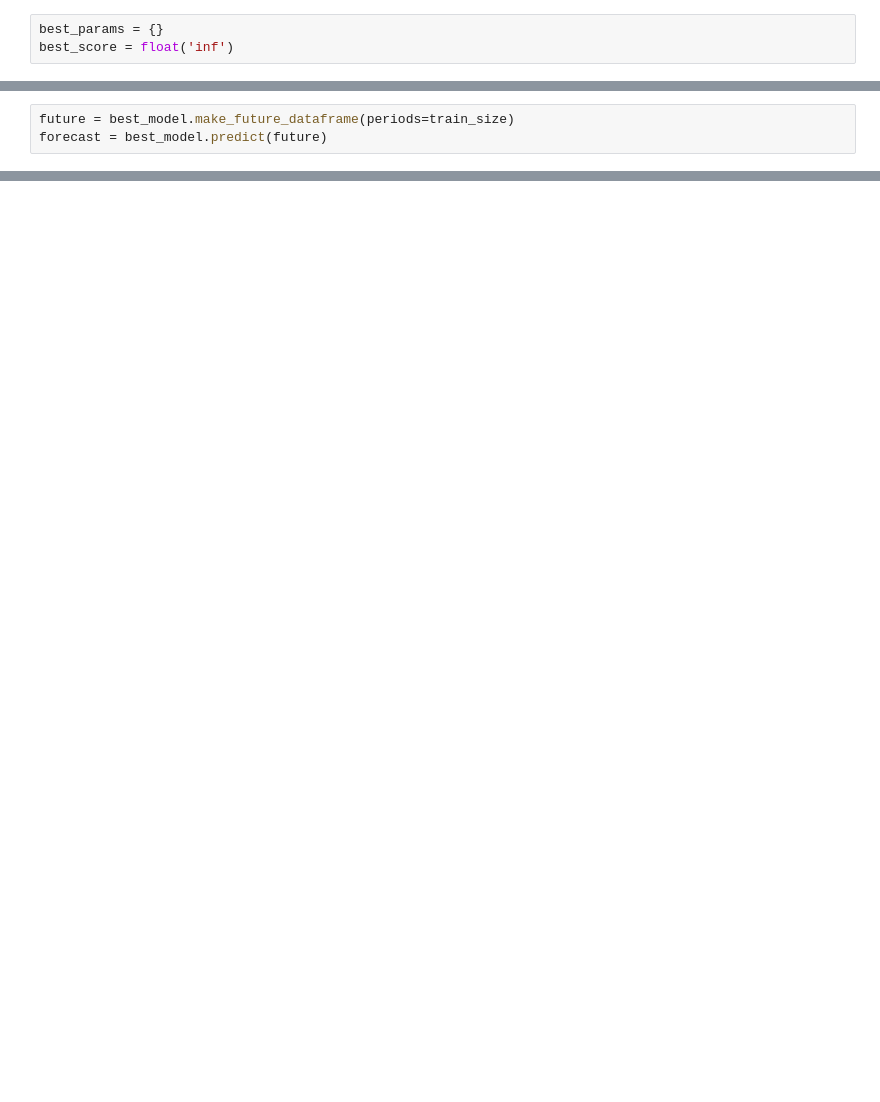
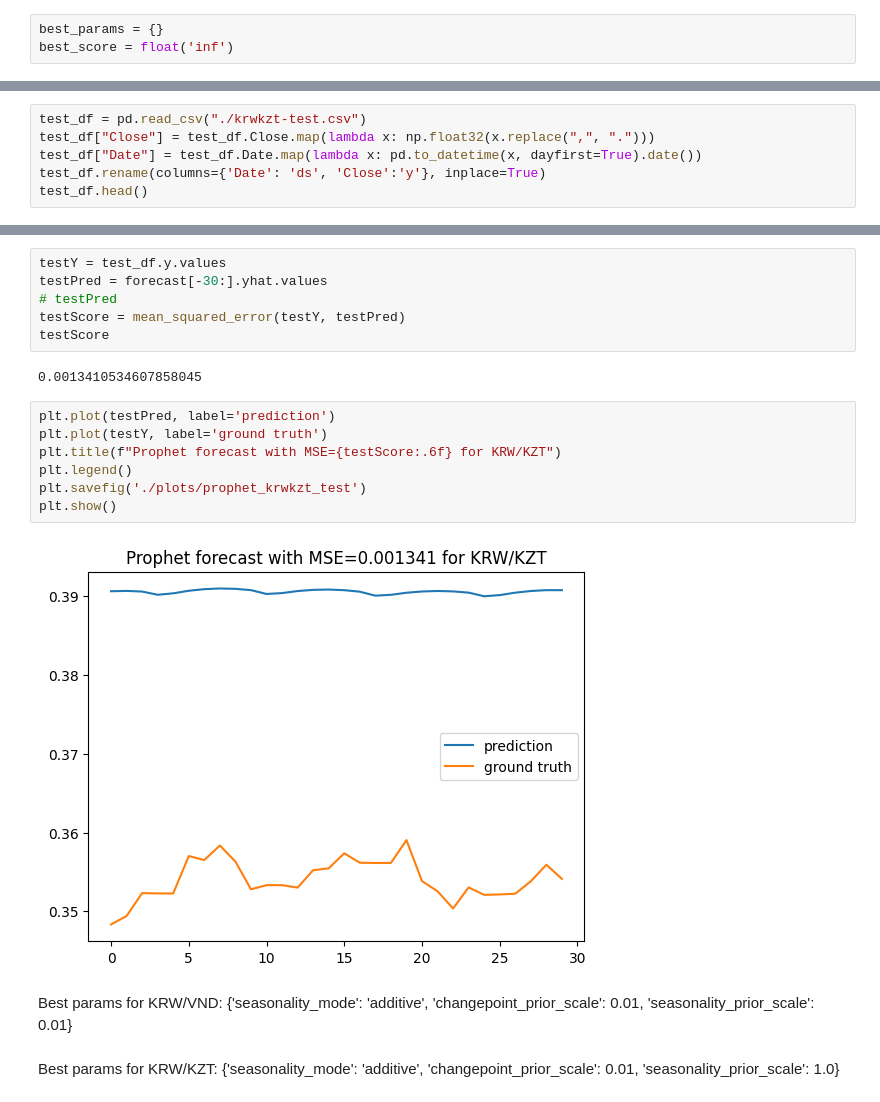
Before and after one commit to kurone02/currency-exchange-forecast, a Jupyter notebook: prophet.ipynb, the cells around one changed output, grey strips where cells are left out. Saved outputs shown, nothing was run; the diff lists cells and outputs as text; blank space fills up the shorter version.

```diff
--- a/prophet.ipynb
+++ b/prophet.ipynb
@@ -234,3 +171,0 @@ best_model.fit(train)
-# %%
-future = best_model.make_future_dataframe(periods=train_size)
-forecast = best_model.predict(future)
@@ -252,0 +172,6 @@ plt.show()
+# %%
+test_df = pd.read_csv("./krwkzt-test.csv")
+test_df["Close"] = test_df.Close.map(lambda x: np.float32(x.replace(",", ".")))
+test_df["Date"] = test_df.Date.map(lambda x: pd.to_datetime(x, dayfirst=True).date())
+test_df.rename(columns={'Date': 'ds', 'Close':'y'}, inplace=True)
+test_df.head()
@@ -252,0 +185,25 @@ plt.show()
+# %%
+testY = test_df.y.values
+testPred = forecast[-30:].yhat.values
+# testPred
+testScore = mean_squared_error(testY, testPred)
+testScore
+# %% [output]
+0.0013410534607858045
+# %%
+plt.plot(testPred, label='prediction')
+plt.plot(testY, label='ground truth')
+plt.title(f"Prophet forecast with MSE={testScore:.6f} for KRW/KZT")
+plt.legend()
+plt.savefig('./plots/prophet_krwkzt_test')
+plt.show()
+# %% [output]
+[figure, added]
+# %% [markdown]
+Best params for KRW/VND: {'seasonality_mode': 'additive',
+ 'changepoint_prior_scale': 0.01,
+ 'seasonality_prior_scale': 0.01}
+# %% [markdown]
+Best params for KRW/KZT: {'seasonality_mode': 'additive',
+ 'changepoint_prior_scale': 0.01,
+ 'seasonality_prior_scale': 1.0}
```
Also changed, not shown: parts of 28 cells of this notebook, 9 other files.
